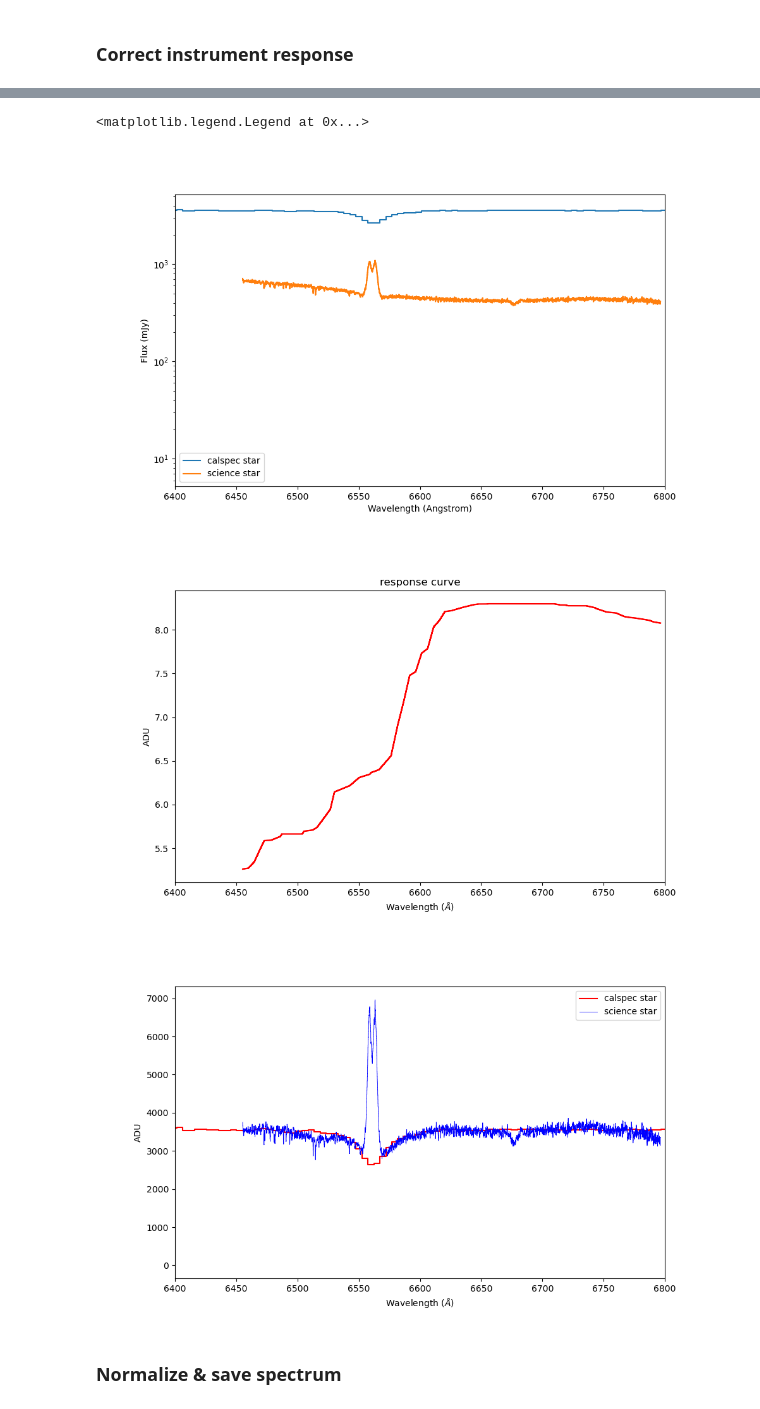
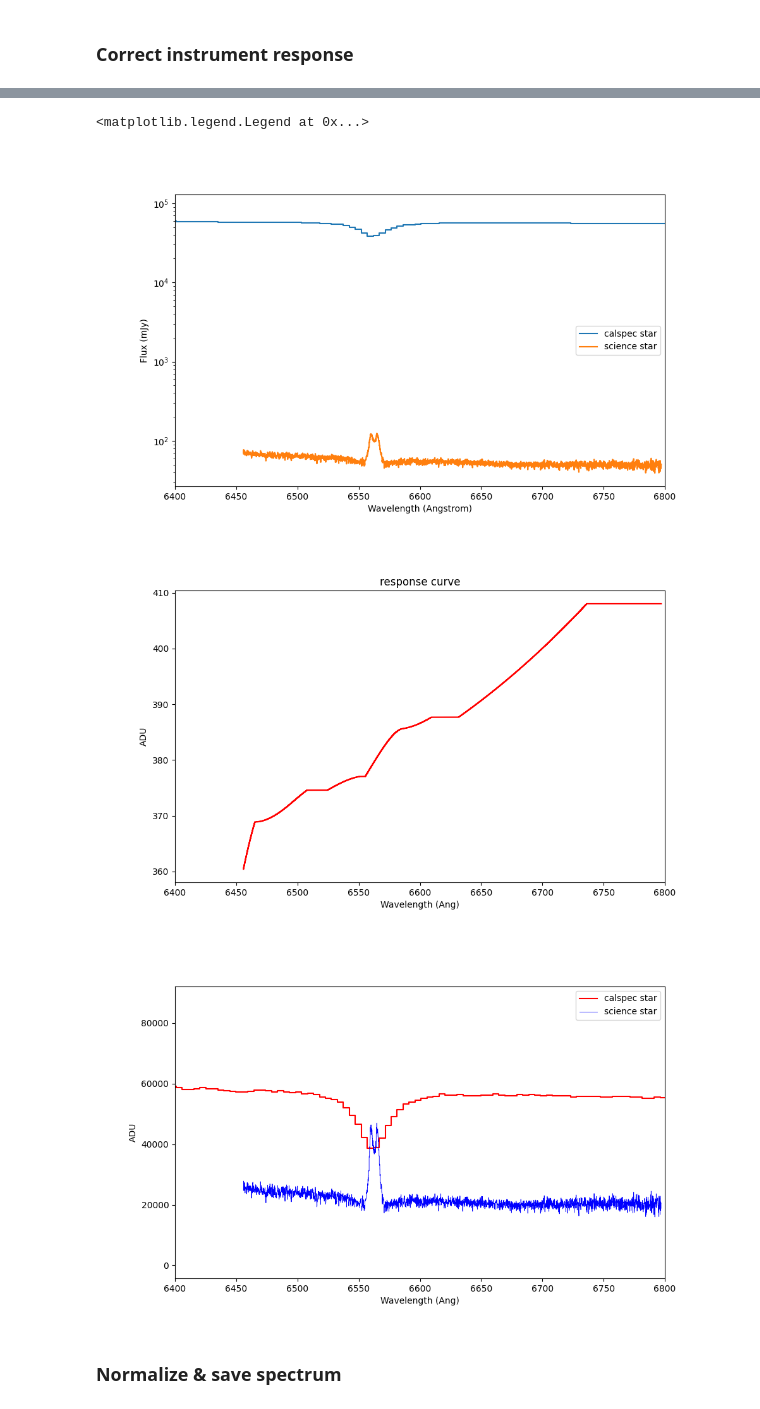
Before and after one commit to plouis35/EasyAstro, a Jupyter notebook: easytools/easyspectrum.ipynb, the cells around one changed output, grey strips where cells are left out. Cells and saved outputs as stored; diff of their text form; code cells hidden in the pictures.

```diff
--- a/easytools/easyspectrum.ipynb
+++ b/easytools/easyspectrum.ipynb
@@ -196,8 +202,8 @@ logger.info('calibrating neon spectrum...')
 #pixels = [868, 1276, 2342, 3635, 4263]*u.pix
 #pixels = [853, 1266, 2314, 3599, 4238]*u.pix
 #wavelength = [6506.53, 6532.88, 6598.95, 6678.28, 6717.04]*u.AA
-wavelength = [6506.53, 6532.88, 6598.95, 6678.28, 6717.04]*u.AA
-pixels = [780, 1200, 2250, 3494, 4170]*u.pix
+wavelength = WAVELENGTH
+pixels = PIXELS
 
 #line_list = QTable([pixels, wavelength], names=["pixel_center", "wavelength"])
 #input_spectrum, matched_line_list=None, line_pixels=None, line_wavelengths=None, catalog=None, input_model=Linear1D(), fitter=None
@@ -215,7 +221,7 @@ print('fitted ', cal.fitted_model )
 neon_calibrated_spectrum = cal.apply_to_spectrum(neon_spectrum)
 
 plt.figure(figsize=(10,6))
-plt.xlabel('Wavelength ($\AA$)')
+plt.xlabel('Wavelength (Ang)')
 plt.ylabel('ADU')
 plt.step(neon_calibrated_spectrum.spectral_axis, neon_calibrated_spectrum.flux, linewidth = '0.6')
 for line in wavelength:
@@ -254,16 +260,16 @@ plt.plot(sci_calibrated_spectrum.wavelength, sci_calibrated_spectrum.flux, linew
 # %%
 from specutils.manipulation import median_smooth, gaussian_smooth
 
-smooth_spec = median_smooth(sci_calibrated_spectrum, width=7)
+smooth_spec = median_smooth(sci_calibrated_spectrum, width = MEDIAN_SMOOTH)
 
 plt.figure(figsize=(10,6))
 #plt.xlim(3000, 9000)
-plt.xlabel('Wavelength ($\AA$)')
+plt.xlabel('Wavelength (Ang)')
 plt.ylabel('ADU')
 plt.step(sci_calibrated_spectrum.wavelength, sci_calibrated_spectrum.flux + 100*u.adu, color = 'black', linewidth = '0.6', label = 'orig')
 plt.step(smooth_spec.wavelength, smooth_spec.flux , color = 'red', linewidth = '0.6', label = 'smoothed')
 plt.legend(loc=('best'))
 
 ### decide to keep the median smoothed version ?
-#sci_calibrated_spectrum = smooth_spec
+sci_calibrated_spectrum = smooth_spec
 # %% [output]
@@ -314,9 +319,10 @@ from specutils.io.registers import custom_writer
 #std_spec = load_onedstds(dataset = 'spec50cal', specfile = 'hd217086.dat')
 #std_spec = load_onedstds(dataset = 'bstdscal', specfile = 'hr5511.dat')
 #std_spec = load_MAST_calspec("delumi_stis_004.fits")
+std_spec = load_MAST_calspec(REFERENCE_STAR)
 #std_spec = load_MAST_calspec("bd60d1753_stiswfc_004.fits")
 #std_spec = load_MAST_calspec("hd93521_stis_007.fits")         # O9Vp
-std_spec = load_MAST_calspec("hd101452_stis_004.fits")        # A2/3
+#std_spec = load_MAST_calspec("hd101452_stis_004.fits")        # A2/3
 #std_spec = load_MAST_calspec('etauma_stis_008.fits') # B3V
 
 ### slice spectra (optional)
@@ -330,7 +336,7 @@ sci_slice = sci_calibrated_spectrum
 fig, ax = plt.subplots(figsize=(10,6))
 
 #plt.xlim(3000, 9000)      # DADOS 200
-plt.xlim(6400, 6800)       # starEx2400
+plt.xlim(WAVE_RANGE)       # starEx2400
 
 ax.step(std_slice.spectral_axis, std_slice.flux, label = 'calspec star') #, where="mid"
 ax.step(sci_slice.spectral_axis, sci_slice.flux, label = 'science star') # where="mid",
@@ -343,8 +349,8 @@ obj_spectrum = Spectrum1D(spectral_axis = sci_slice.spectral_axis, flux = sci_sl
 sci_spectrum = FluxCalibration(obj_spectrum, airmass = airmass)
 
 ### reuse response file if exists
-if False:
-#if os.path.exists(CAPTURE_DIR + 'masterresponse.fit'):
+#if False:
+if os.path.exists(CAPTURE_DIR + 'masterresponse.fit'):
     logger.info('reusing existing response file ... ')
     with fits.open(CAPTURE_DIR + 'masterresponse.fit') as resp:
         specdata = resp[1].data
@@ -357,7 +363,7 @@ else:
     logger.info('creating a new response file ...')
     responsefunc = sci_spectrum.standard_sensfunc(
         standard = std_slice,
-        mode = 'linear', #'linear', # 'poly', #'spline',
+        mode = 'spline', #'linear', # 'poly', #'spline',
         polydeg = 3,
         #badlines=[7516, 6880, 6844, 6860, 6920, 6563, 6566, 4861, 4341],
         display = False)
@@ -379,9 +385,9 @@ final_spec.write(CAPTURE_DIR + TARGET + '-1D.fit', overwrite = True)
 
 plt.figure(figsize=(10,6))
 #plt.xlim(3000, 9000)      # DADOS 200
-plt.xlim(6400, 6800)       # starEx2400
+plt.xlim(WAVE_RANGE)       # starEx2400
 
-plt.xlabel('Wavelength ($\AA$)')
+plt.xlabel('Wavelength (Ang)')
 plt.ylabel('ADU')
 plt.step(responsefunc.wavelength, responsefunc.flux, linewidth = '1.6', color = 'r');
 plt.title('response curve')
@@ -389,9 +395,9 @@ plt.title('response curve')
 
 plt.figure(figsize=(10,6))
 #plt.xlim(3000, 9000)      # DADOS 200
-plt.xlim(6400, 6800)       # starEx2400
+plt.xlim(WAVE_RANGE)       # starEx2400
 
-plt.xlabel('Wavelength ($\AA$)')
+plt.xlabel('Wavelength (Ang)')
 plt.ylabel('ADU')
 #plt.step(obj_spectrum.wavelength, obj_spectrum.flux, linewidth = '0.6', color = 'black');
 plt.step(std_slice.wavelength, std_slice.flux, color = 'r', label = 'calspec star') #, where="mid",
@@ -406,7 +410,7 @@ plt.legend(loc=('best'))
 <matplotlib.legend.Legend at 0x...>
-[figure, old version]
+[figure, new version]
-[figure, old version]
+[figure, new version]
-[figure, old version]
+[figure, new version]
 # %% [markdown]
 ### Normalize & save spectrum
 # %%
```
Also changed, not shown: parts of 20 cells of this notebook, 5 other files.
